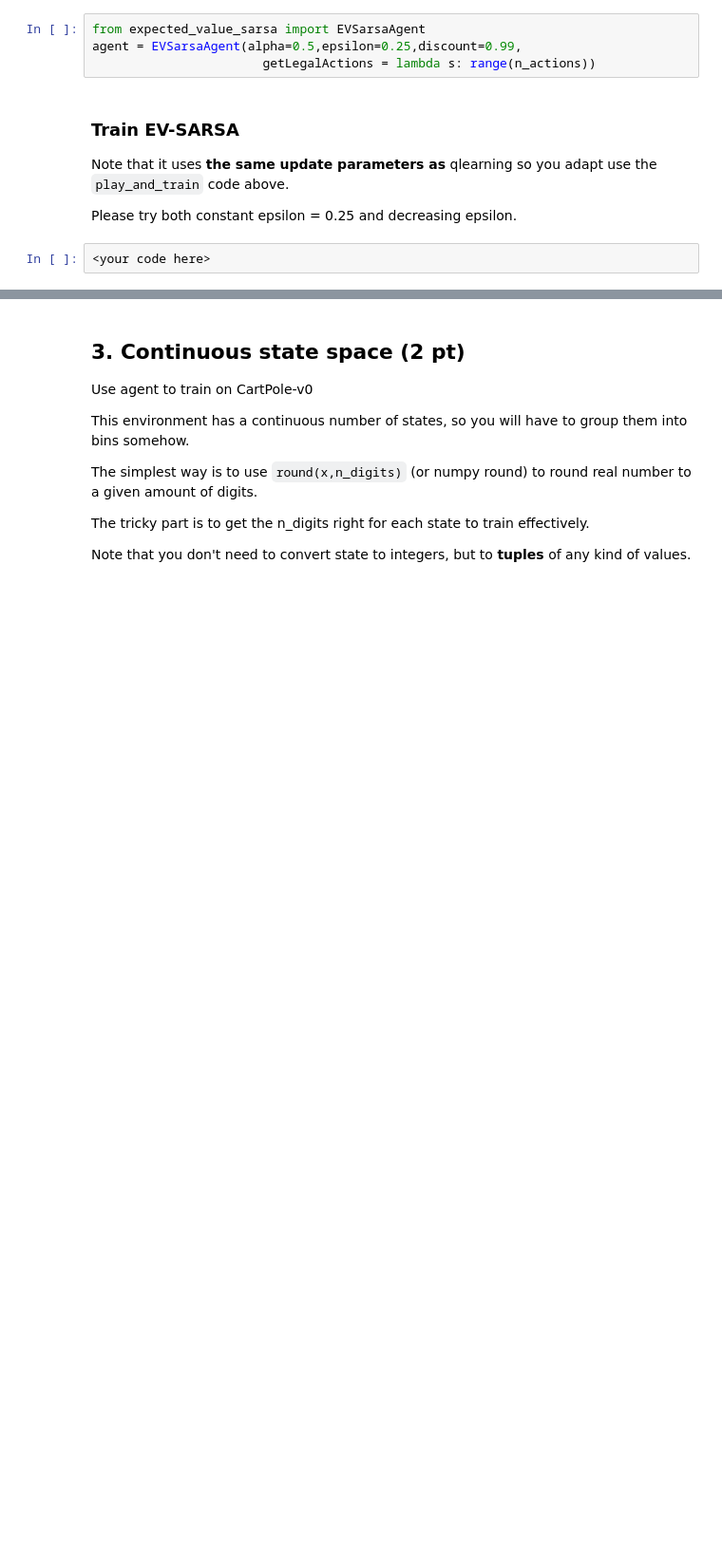
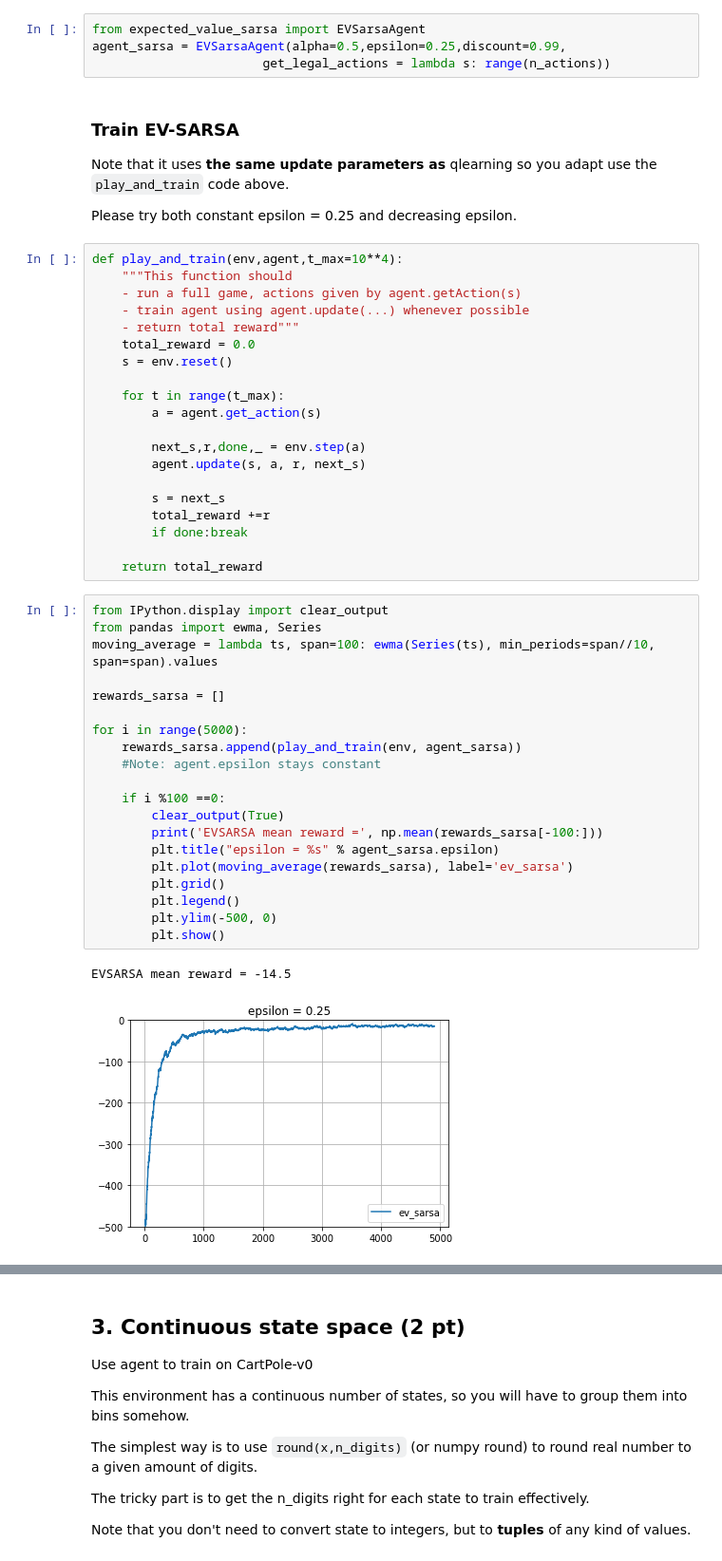
Before and after one commit to sshkhr/Practical_RL, a Jupyter notebook: week3_model_free/homework/homework.ipynb, the cells around one changed output, grey strips where cells are left out. Shown at 95% size. Saved outputs shown, nothing was run; the diff lists cells and outputs as text; blank space fills up the shorter version.

Commit message:
Added Expected Value SARSA

````diff
--- a/week3_model_free/homework/homework.ipynb
+++ b/week3_model_free/homework/homework.ipynb
@@ -136,13 +136,54 @@ env = gym.make("Taxi-v2")
 n_actions = env.action_space.n
 # %%
 from expected_value_sarsa import EVSarsaAgent
-agent = EVSarsaAgent(alpha=0.5,epsilon=0.25,discount=0.99,
-                       getLegalActions = lambda s: range(n_actions))
+agent_sarsa = EVSarsaAgent(alpha=0.5,epsilon=0.25,discount=0.99,
+                       get_legal_actions = lambda s: range(n_actions))
 # %% [markdown]
 ### Train EV-SARSA
 
 Note that it uses __the same update parameters as__ qlearning so you adapt use the ```play_and_train``` code above.
 
 Please try both constant epsilon = 0.25 and decreasing epsilon.
-# %%
-<your code here>
+# %%
+def play_and_train(env,agent,t_max=10**4):
+    """This function should
+    - run a full game, actions given by agent.getAction(s)
+    - train agent using agent.update(...) whenever possible
+    - return total reward"""
+    total_reward = 0.0
+    s = env.reset()
+
+    for t in range(t_max):
+        a = agent.get_action(s)
+
+        next_s,r,done,_ = env.step(a)
+        agent.update(s, a, r, next_s)
+
+        s = next_s
+        total_reward +=r
+        if done:break
+
+    return total_reward
+# %%
+from IPython.display import clear_output
+from pandas import ewma, Series
+moving_average = lambda ts, span=100: ewma(Series(ts), min_periods=span//10, span=span).values
+
+rewards_sarsa = []
+
+for i in range(5000):
+    rewards_sarsa.append(play_and_train(env, agent_sarsa))
+    #Note: agent.epsilon stays constant
+
+    if i %100 ==0:
+        clear_output(True)
+        print('EVSARSA mean reward =', np.mean(rewards_sarsa[-100:]))
+        plt.title("epsilon = %s" % agent_sarsa.epsilon)
+        plt.plot(moving_average(rewards_sarsa), label='ev_sarsa')
+        plt.grid()
+        plt.legend()
+        plt.ylim(-500, 0)
+        plt.show()
+# %% [output]
+EVSARSA mean reward = -14.5
+[figure, added]
````
Also changed, not shown: parts of 3 cells of this notebook, 1 other file.
